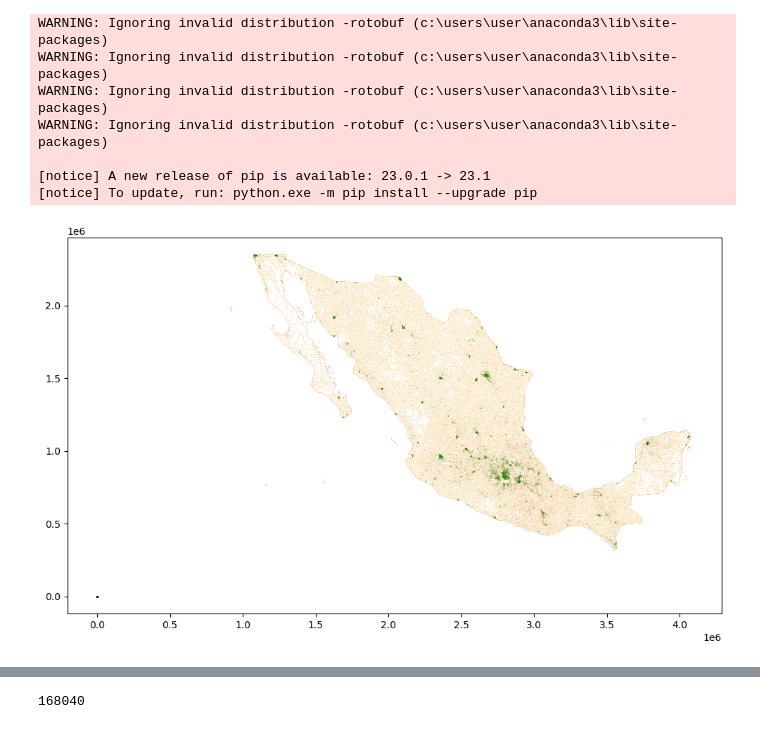
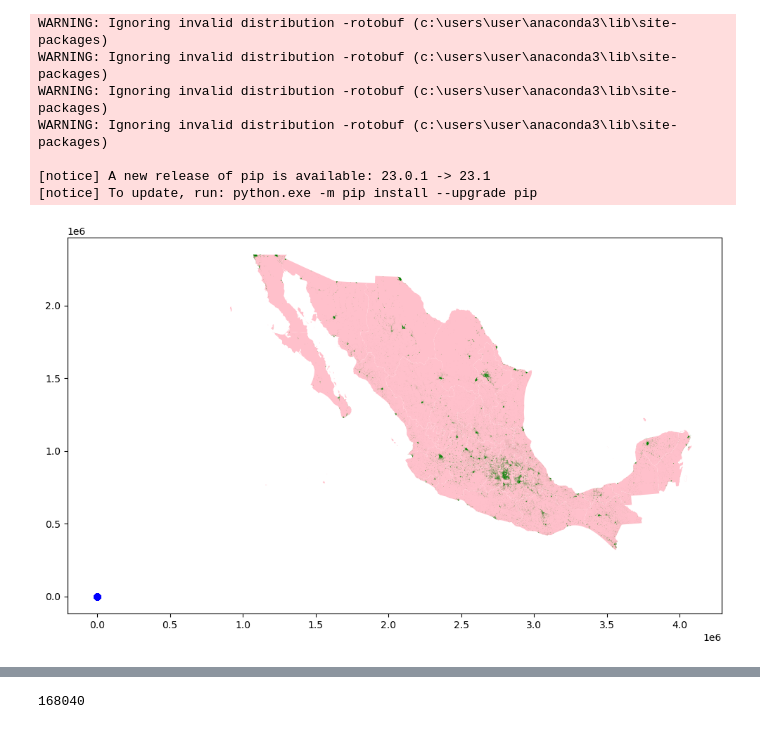
Before and after one commit to miguelrojas1990/Analisis_mayorista, a Jupyter notebook: draft2.ipynb, the cells around one changed output, grey strips where cells are left out. Saved outputs shown, nothing was run; the diff lists cells and outputs as text; code cells hidden in the pictures.

```diff
--- a/draft2.ipynb
+++ b/draft2.ipynb
@@ -25,30 +25,30 @@ WARNING: Ignoring invalid distribution -rotobuf (c:\users\user\anaconda3\lib\sit
 # %%
 #Cargamos todas las entidades para ver el mapa de México detallado
 #ruta_mexico = r'C:\Users\User\Maestria\Tesis\889463770541_s'
 
 fig00a = gpd.read_file(r'C:\Users\User\Maestria\Tesis\889463770541_s\mg2022_integrado\00a.shp')
 fig00ent = gpd.read_file(r'C:\Users\User\Maestria\Tesis\889463770541_s\mg2022_integrado\00ent.shp')
 fig00l = gpd.read_file(r'C:\Users\User\Maestria\Tesis\889463770541_s\mg2022_integrado\00l.shp')
 fig001pr = gpd.read_file(r'C:\Users\User\Maestria\Tesis\889463770541_s\mg2022_integrado\00lpr.shp')
 fig00mun = gpd.read_file(r'C:\Users\User\Maestria\Tesis\889463770541_s\mg2022_integrado\00mun.shp')
 
 # Crear un objeto de figura y un objeto de ejes
 fig, ax = plt.subplots(figsize=(12,12))
 
 
 
 # Dibujar cada GeoDataFrame en el mismo mapa
-fig00ent.plot(ax=ax, color='red')
-fig00mun.plot(ax=ax, color='orange')
-fig00a.plot(ax=ax, color='white')
+fig00ent.plot(ax=ax, color='pink')
+#fig00mun.plot(ax=ax, color='orange') #Municipios
+#fig00a.plot(ax=ax, color='white')
 #fig001pr.plot(ax=ax, color='purple')
 fig00l.plot(ax=ax, color='green')
 #Puntos de Mayoreo
-gdf_mayoristas.plot(ax=ax, color='black', markersize=1)
+gdf_mayoristas.plot(ax=ax, color='blue')
 
 plt.show()
 # %% [output]
-[figure, old version]
+[figure, new version]
 # %%
 #Cargar base de datos, descargada de INEGI
 df = pd.read_csv('denue_inegi_43_.csv', encoding='ISO-8859-1')
```
